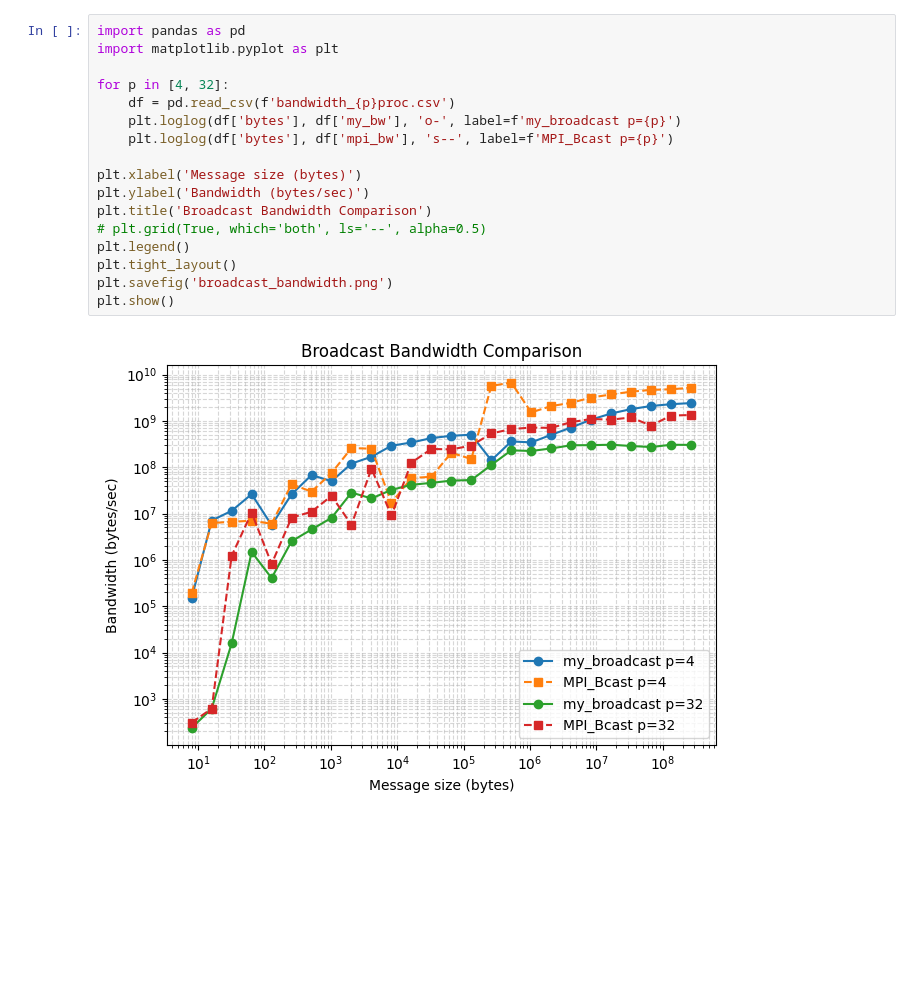
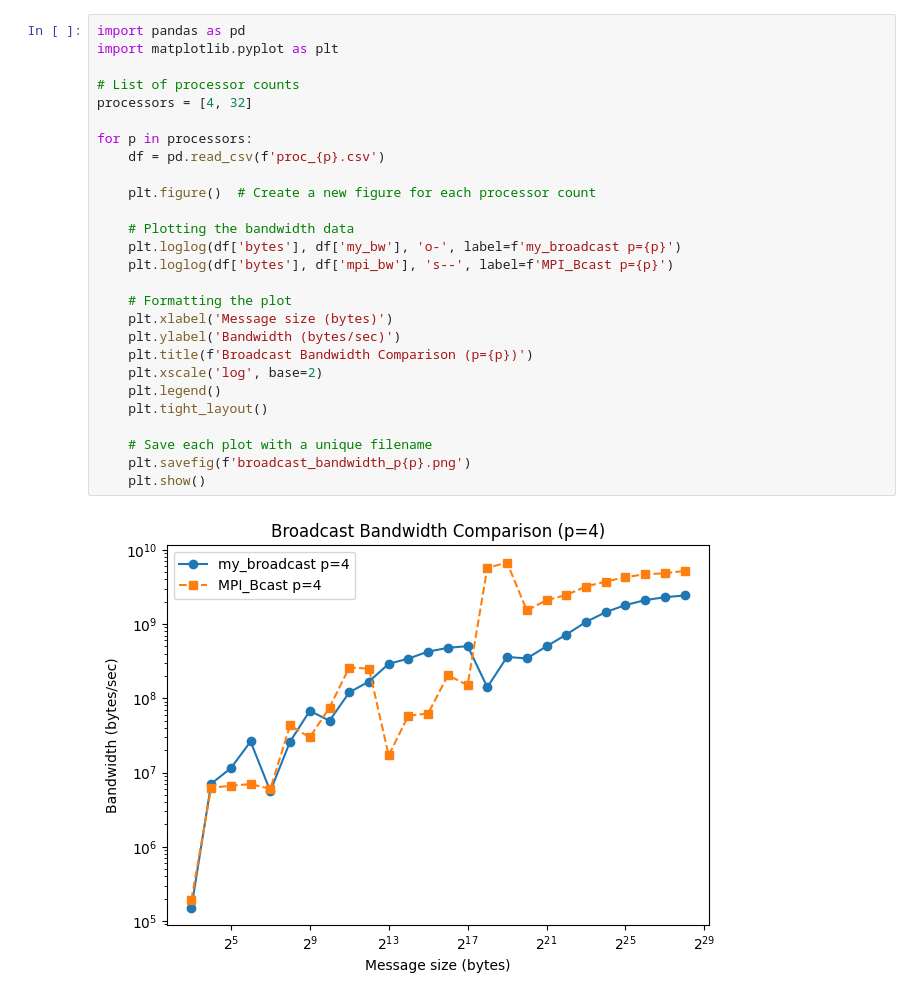
Before and after one commit to jlu1211/AMATH-583, a Jupyter notebook: HW/HW6/Problem 4/plot.ipynb, the cells around one changed output. Cells and saved outputs as stored; diff of their text form; blank space fills up the shorter version.

```diff
--- a/HW/HW6/Problem 4/plot.ipynb
+++ b/HW/HW6/Problem 4/plot.ipynb
@@ -1,19 +1,29 @@
 # %%
 import pandas as pd
 import matplotlib.pyplot as plt
 
-for p in [4, 32]:
-    df = pd.read_csv(f'bandwidth_{p}proc.csv')
+# List of processor counts
+processors = [4, 32]
+
+for p in processors:
+    df = pd.read_csv(f'proc_{p}.csv')
+
+    plt.figure()  # Create a new figure for each processor count
+
+    # Plotting the bandwidth data
     plt.loglog(df['bytes'], df['my_bw'], 'o-', label=f'my_broadcast p={p}')
     plt.loglog(df['bytes'], df['mpi_bw'], 's--', label=f'MPI_Bcast p={p}')
 
-plt.xlabel('Message size (bytes)')
-plt.ylabel('Bandwidth (bytes/sec)')
-plt.title('Broadcast Bandwidth Comparison')
-# plt.grid(True, which='both', ls='--', alpha=0.5)
-plt.legend()
-plt.tight_layout()
-plt.savefig('broadcast_bandwidth.png')
-plt.show()
+    # Formatting the plot
+    plt.xlabel('Message size (bytes)')
+    plt.ylabel('Bandwidth (bytes/sec)')
+    plt.title(f'Broadcast Bandwidth Comparison (p={p})')
+    plt.xscale('log', base=2)
+    plt.legend()
+    plt.tight_layout()
+
+    # Save each plot with a unique filename
+    plt.savefig(f'broadcast_bandwidth_p{p}.png')
+    plt.show()
 # %% [output]
-[figure, old version]
+[figure, new version]
```
Also changed, not shown: parts of 1 cell of this notebook, 44 other files.
